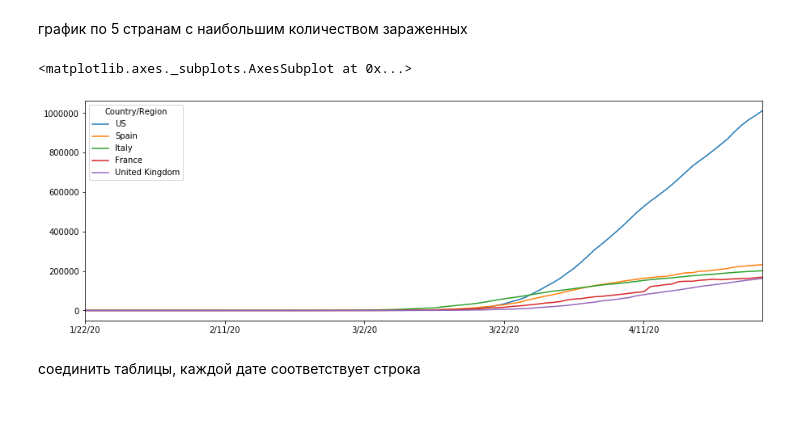
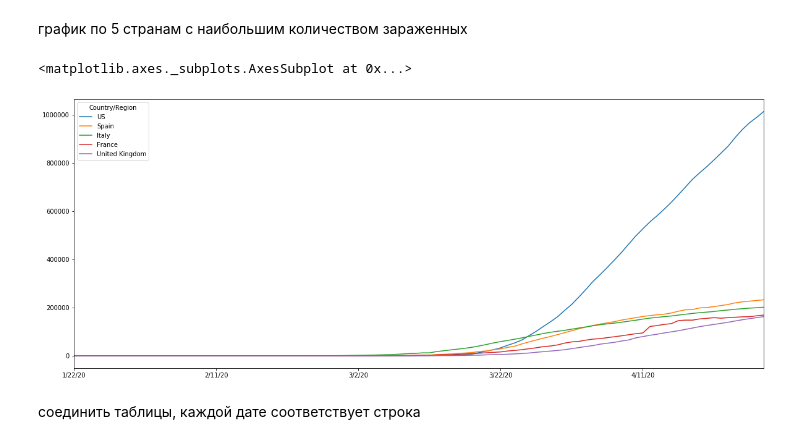
Before and after one commit to 5000factorial/COVID_models, a Jupyter notebook: covid_predict.ipynb, the cells around one changed output. Drawn from its saved outputs; the diff is of its cells as text; code cells hidden in the pictures; blank space fills up the shorter version.

```diff
--- a/covid_predict.ipynb
+++ b/covid_predict.ipynb
@@ -34,11 +34,11 @@ confirmed.shape
 # %% [markdown]
 график по 5 странам с наибольшим количеством зараженных
 # %%
-plt.rcParams['figure.figsize'] = [15, 5]
+plt.rcParams['figure.figsize'] = [20, 8]
 confirmed.sort_values(by=[confirmed.columns[-1]],ascending = False).iloc[:5,2:].T.plot()
 # %% [output]
 <matplotlib.axes._subplots.AxesSubplot at 0x...>
-[figure, old version]
+[figure, new version]
 # %% [markdown]
 соединить таблицы, каждой дате соответствует строка
 # %%
```
Also changed, not shown: parts of 10 cells of this notebook.
